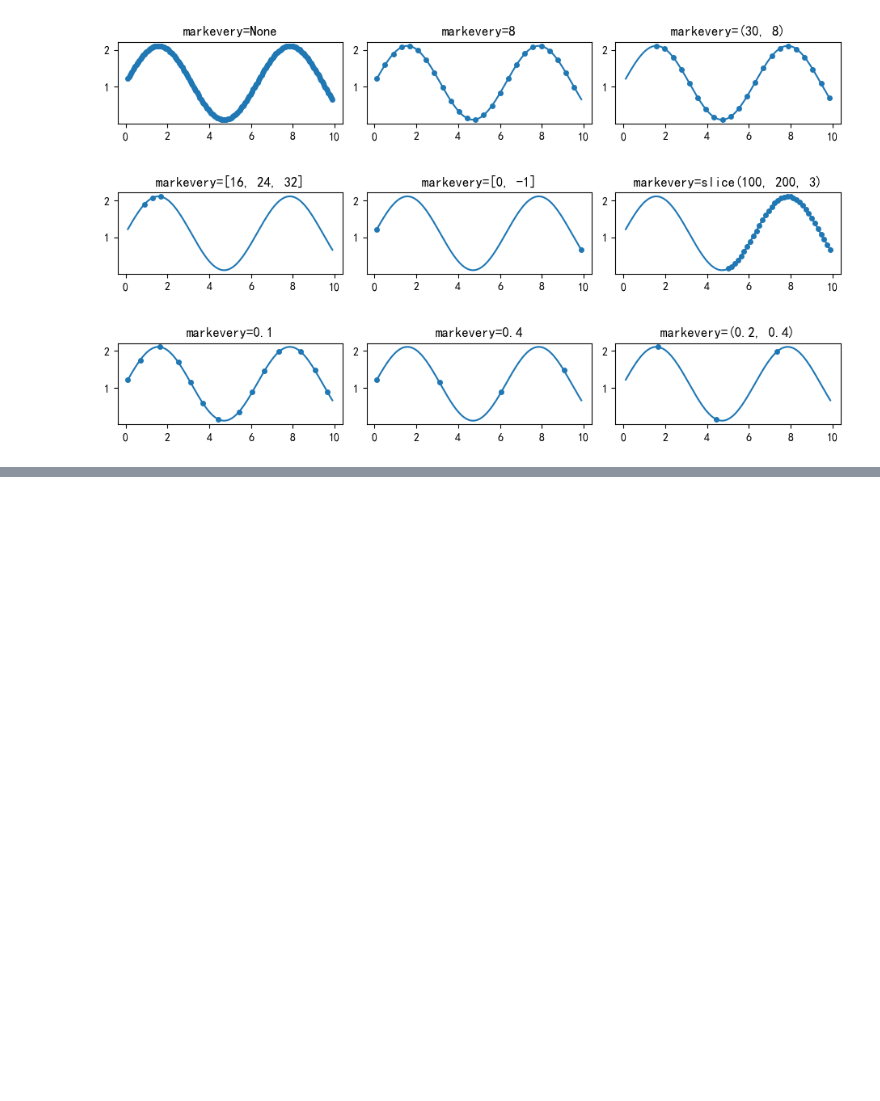
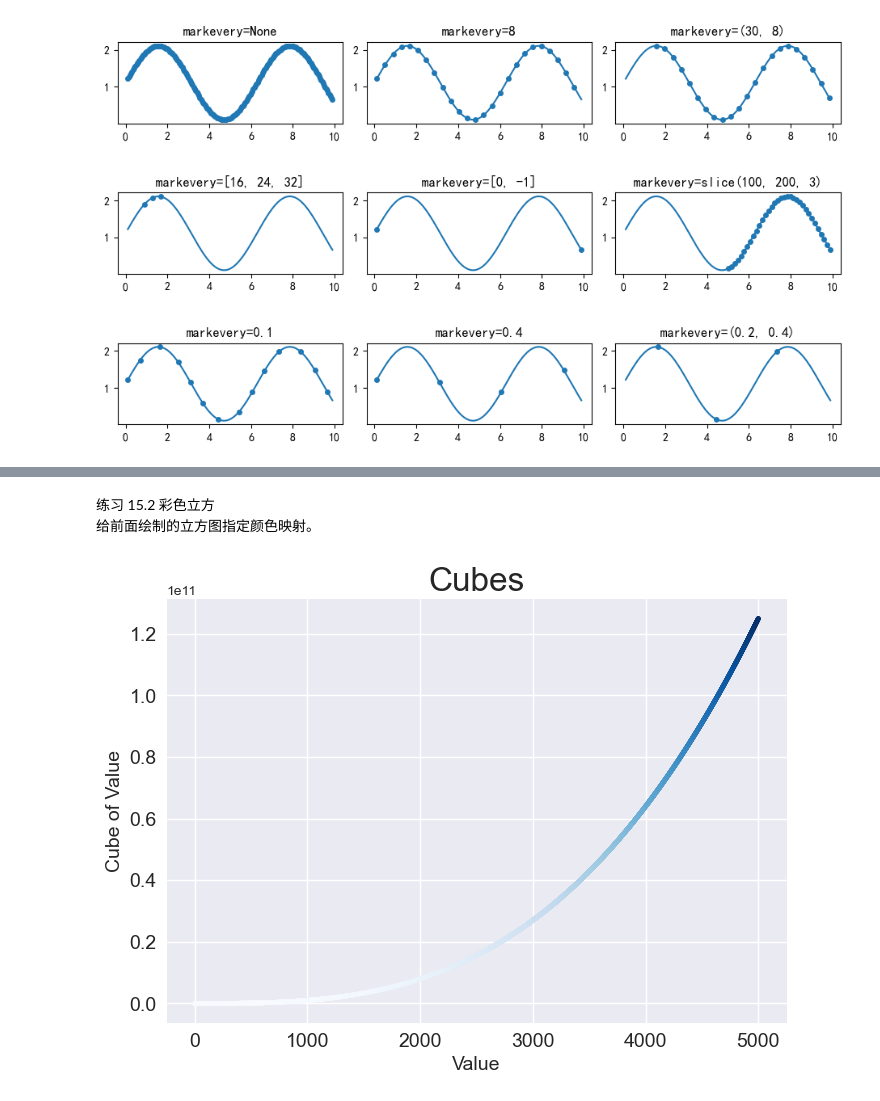
Before and after one commit to antongbj80/LearningNote, a Jupyter notebook: learningNotes/basic/matplotlib库/matplotlib.ipynb, the cells around one changed output, grey strips where cells are left out. Drawn from its saved outputs; the diff is of its cells as text; code cells hidden in the pictures; blank space fills up the shorter version.

```diff
--- a/learningNotes/basic/matplotlib库/matplotlib.ipynb
+++ b/learningNotes/basic/matplotlib库/matplotlib.ipynb
@@ -316,0 +370,27 @@ plt.show()
+# %% [markdown]
+练习 15.2 彩色立方
+给前面绘制的立方图指定颜色映射。
+# %%
+import matplotlib.pyplot as plt
+
+#定义数据
+x = range(1,5001)
+cube = [x**3 for x in x]
+
+#创建绘图
+plt.style.use('seaborn')
+fig,ax = plt.subplots()
+ax.scatter(x,cube,c=cube,cmap='Blues',s=10)
+
+# 设置图题和坐标轴标签
+ax.set_title("Cubes", fontsize=24)
+ax.set_xlabel('Value', fontsize=14)
+ax.set_ylabel('Cube of Value', fontsize=14)
+
+# 设置刻度标签的大小
+ax.tick_params(axis='both', labelsize=14)
+
+# 显示图形
+plt.show()
+# %% [output]
+[figure, added]
```
Also changed, not shown: parts of 4 cells of this notebook, 1 other file.
